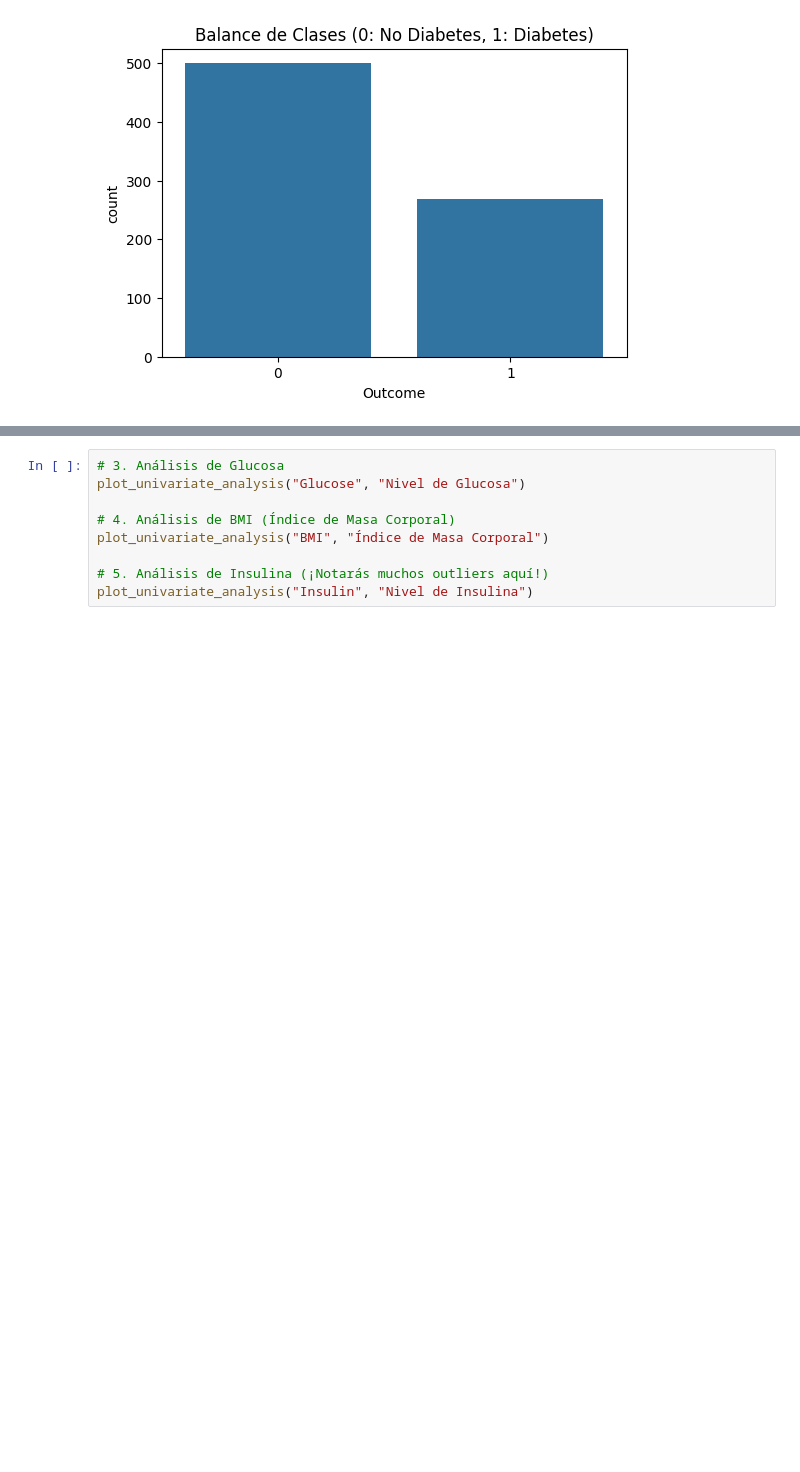
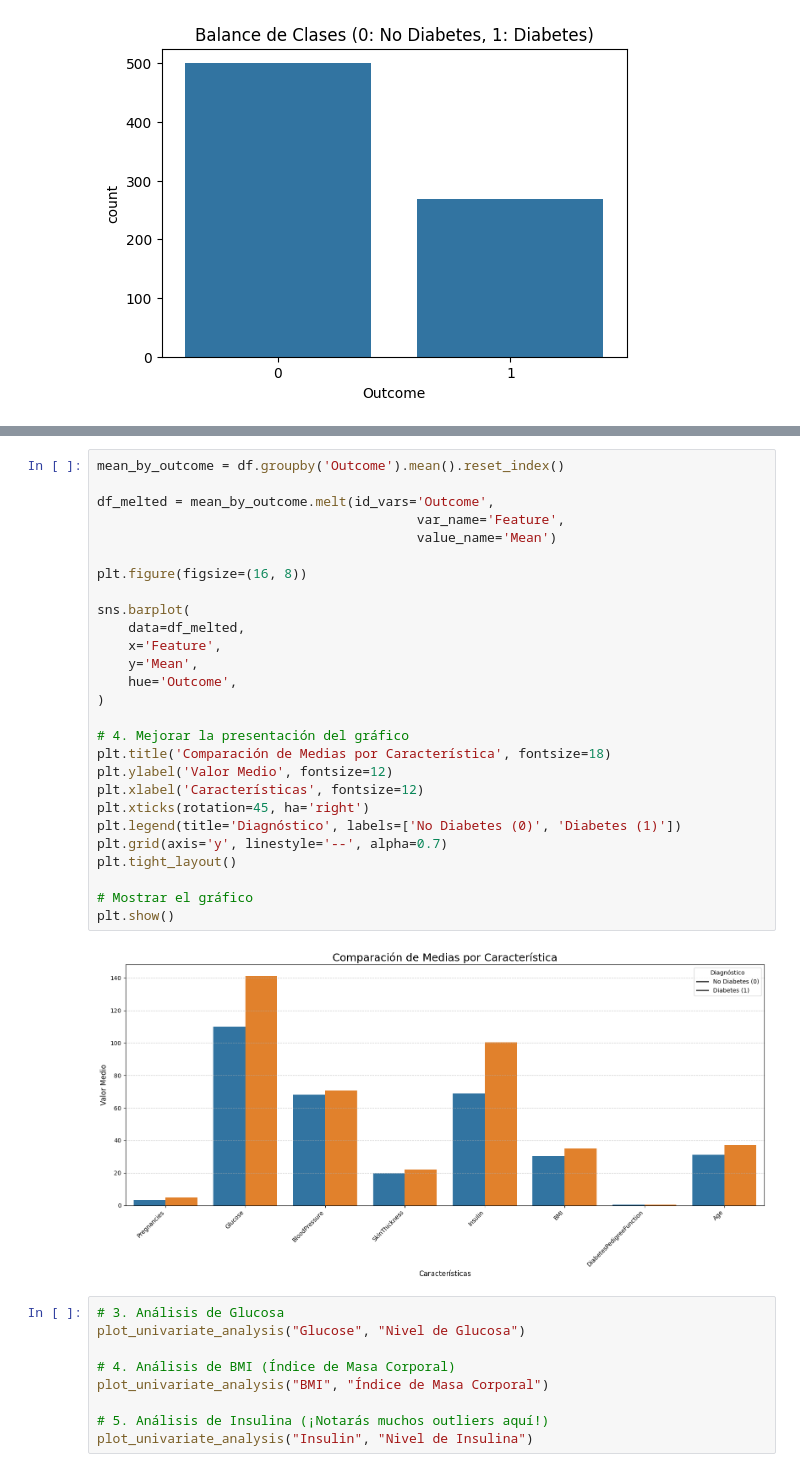
Before and after one commit to Adiel-Delgado/UseCase_Unit_II, a Jupyter notebook: UseCase_Unit_II.ipynb, the cells around one changed output, grey strips where cells are left out. Cells and saved outputs as stored; diff of their text form; blank space fills up the shorter version.

```diff
--- a/UseCase_Unit_II.ipynb
+++ b/UseCase_Unit_II.ipynb
@@ -159,3 +179,32 @@ plot_correlation_heatmap(df, 'Matriz de Correlación del Dataset de Diabetes')
+# %%
+mean_by_outcome = df.groupby('Outcome').mean().reset_index()
+
+df_melted = mean_by_outcome.melt(id_vars='Outcome',
+                                         var_name='Feature',
+                                         value_name='Mean')
+
+plt.figure(figsize=(16, 8))
+
+sns.barplot(
+    data=df_melted,
+    x='Feature',
+    y='Mean',
+    hue='Outcome',
+)
+
+# 4. Mejorar la presentación del gráfico
+plt.title('Comparación de Medias por Característica', fontsize=18)
+plt.ylabel('Valor Medio', fontsize=12)
+plt.xlabel('Características', fontsize=12)
+plt.xticks(rotation=45, ha='right')
+plt.legend(title='Diagnóstico', labels=['No Diabetes (0)', 'Diabetes (1)'])
+plt.grid(axis='y', linestyle='--', alpha=0.7)
+plt.tight_layout()
+
+# Mostrar el gráfico
+plt.show()
+# %% [output]
+[figure, added]
 # %%
 # 3. Análisis de Glucosa
 plot_univariate_analysis("Glucose", "Nivel de Glucosa")
```
Also changed, not shown: parts of 85 cells of this notebook, 2 other files.
